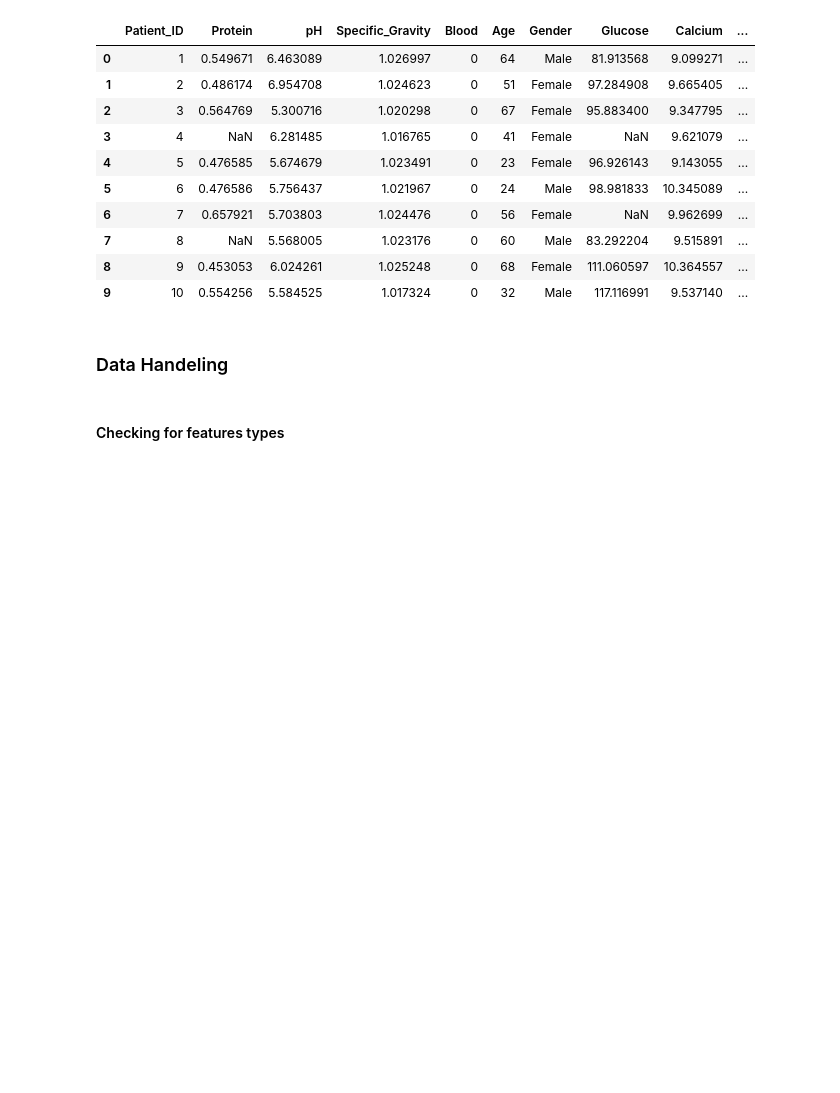
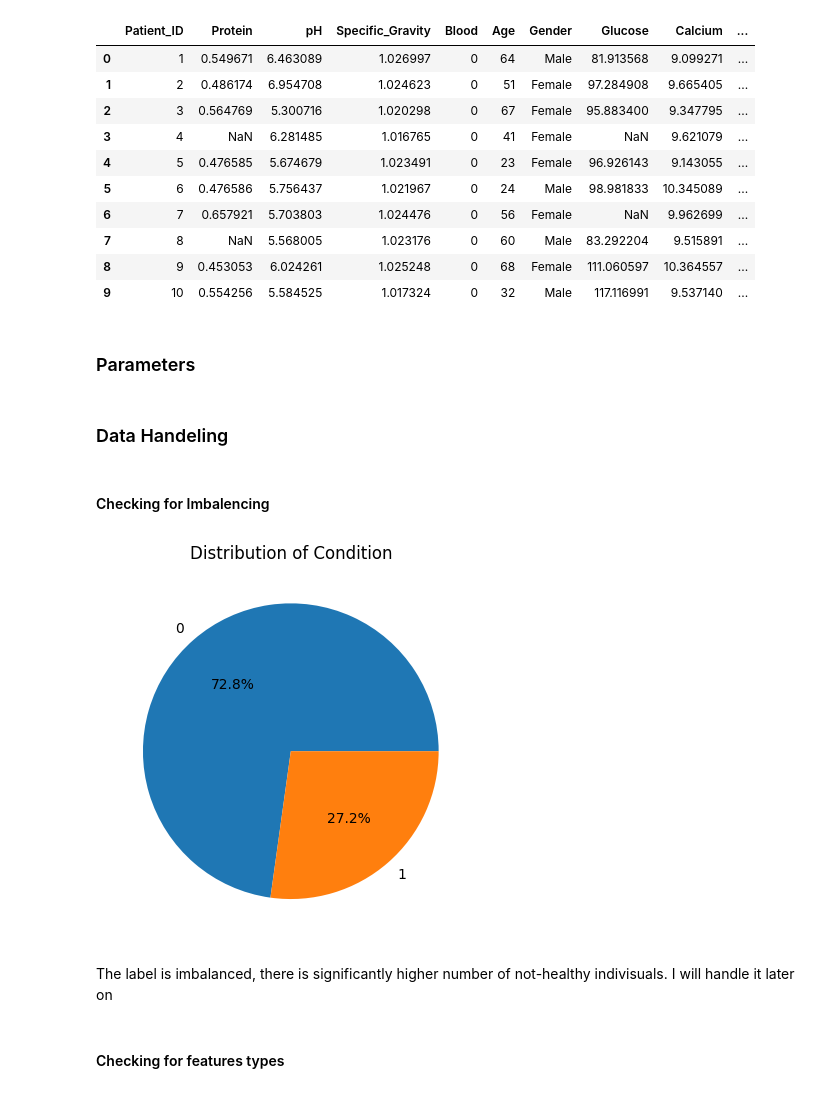
Before and after one commit to itamarKraitman/Olive_Diagnostic, a Jupyter notebook: Question_1.ipynb, the cells around one changed output. Cells and saved outputs as stored; diff of their text form; code cells hidden in the pictures; blank space fills up the shorter version.

```diff
--- a/Question_1.ipynb
+++ b/Question_1.ipynb
@@ -26,8 +34,40 @@ raw_data.head(10)
 | 7 | 8 | NaN | 5.568005 | 1.023176 | 0 | 60 | Male | 83.292204 | 9.515891 | ... |
 | 8 | 9 | 0.453053 | 6.024261 | 1.025248 | 0 | 68 | Female | 111.060597 | 10.364557 | ... |
 | 9 | 10 | 0.554256 | 5.584525 | 1.017324 | 0 | 32 | Male | 117.116991 | 9.537140 | ... |
+# %% [markdown]
+### Parameters
+# %%
+features = raw_data.columns[1:-1] # no need to compute for Patient_ID
+label = 'Condition'
+categorical_features = ['Gender', 'Blood']
+continous_features = features.difference(categorical_features)
 # %% [markdown]
 ### Data Handeling
+# %% [markdown]
+#### Checking for Imbalencing
+# %%
+from operator import is_
+def plot_pie_chart(
+    data: pd.DataFrame,
+    feature: str = label,
+    ):
+  """
+  plot pie chart for a given feature
+  Parameters:
+  - data (pd.DataFrame): The input DataFrame containing patient urine analysis results and labels.
+  - feature (str): The name of the column indicating the presence or absence of the medical condition.
+  """
+  feature_value_counts = data[feature].value_counts()
+  feature_value_counts.plot(kind='pie', autopct='%1.1f%%')
+  plt.title(f'Distribution of {feature}')
+  plt.ylabel('')
+  plt.show()
+# %%
+plot_pie_chart(raw_data)
+# %% [output]
+[figure, added]
+# %% [markdown]
+The label is imbalanced, there is significantly higher number of not-healthy indivisuals. I will handle it later on
 # %% [markdown]
 #### Checking for features types
 # %% [markdown]
```
Also changed, not shown: parts of 28 cells of this notebook.
